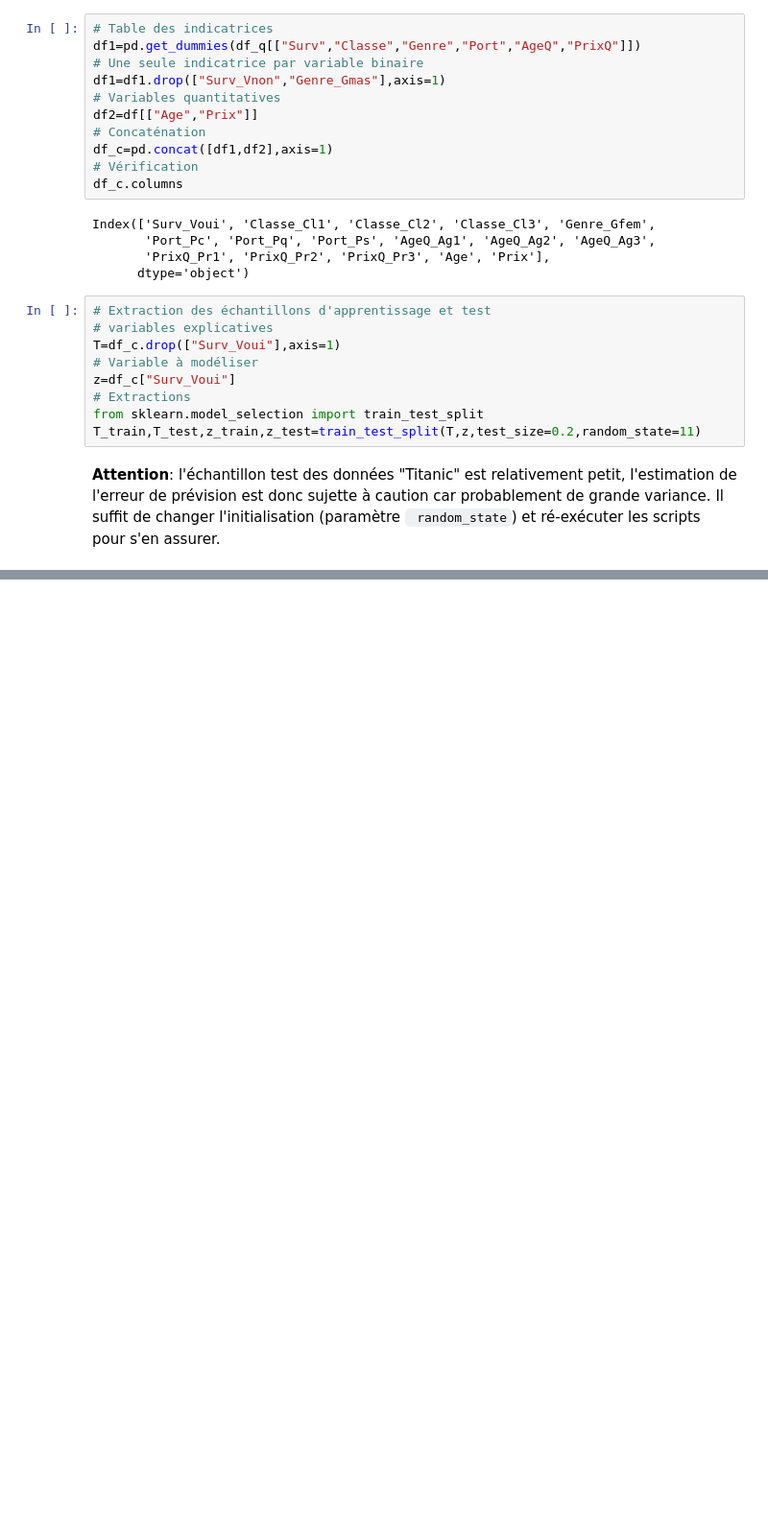
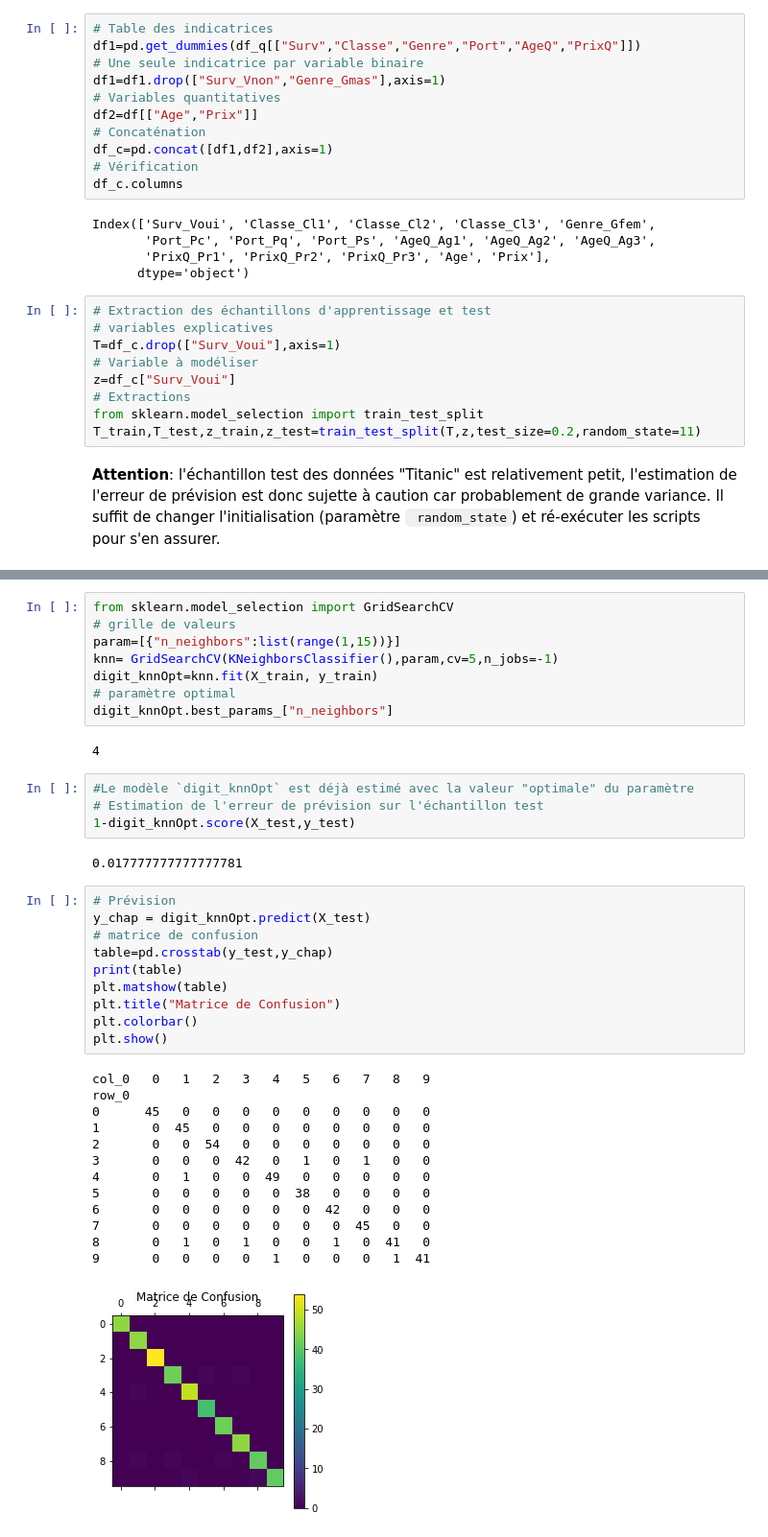
Before and after one commit to bdallard/BD-IA, a Jupyter notebook: sklearn/SklearnBasics.ipynb, the cells around one changed output, grey strips where cells are left out. Shown at 96% size. Saved outputs shown, nothing was run; the diff lists cells and outputs as text; blank space fills up the shorter version.

Commit message:
add k sklearn neighbors classifier

```diff
--- a/sklearn/SklearnBasics.ipynb
+++ b/sklearn/SklearnBasics.ipynb
@@ -217,0 +234,40 @@ T_train,T_test,z_train,z_test=train_test_split(T,z,test_size=0.2,random_state=11
+# %%
+from sklearn.model_selection import GridSearchCV
+# grille de valeurs
+param=[{"n_neighbors":list(range(1,15))}]
+knn= GridSearchCV(KNeighborsClassifier(),param,cv=5,n_jobs=-1)
+digit_knnOpt=knn.fit(X_train, y_train)
+# paramètre optimal
+digit_knnOpt.best_params_["n_neighbors"]
+# %% [output]
+4
+# %%
+#Le modèle `digit_knnOpt` est déjà estimé avec la valeur "optimale" du paramètre
+# Estimation de l'erreur de prévision sur l'échantillon test
+1-digit_knnOpt.score(X_test,y_test)
+# %% [output]
+0.017777777777777781
+# %%
+# Prévision
+y_chap = digit_knnOpt.predict(X_test)
+# matrice de confusion
+table=pd.crosstab(y_test,y_chap)
+print(table)
+plt.matshow(table)
+plt.title("Matrice de Confusion")
+plt.colorbar()
+plt.show()
+# %% [output]
+col_0   0   1   2   3   4   5   6   7   8   9
+row_0
+0      45   0   0   0   0   0   0   0   0   0
+1       0  45   0   0   0   0   0   0   0   0
+2       0   0  54   0   0   0   0   0   0   0
+3       0   0   0  42   0   1   0   1   0   0
+4       0   1   0   0  49   0   0   0   0   0
+5       0   0   0   0   0  38   0   0   0   0
+6       0   0   0   0   0   0  42   0   0   0
+7       0   0   0   0   0   0   0  45   0   0
+8       0   1   0   1   0   0   1   0  41   0
+9       0   0   0   0   1   0   0   0   1  41
+[figure, added]
```
Also changed, not shown: parts of 4 cells of this notebook.
